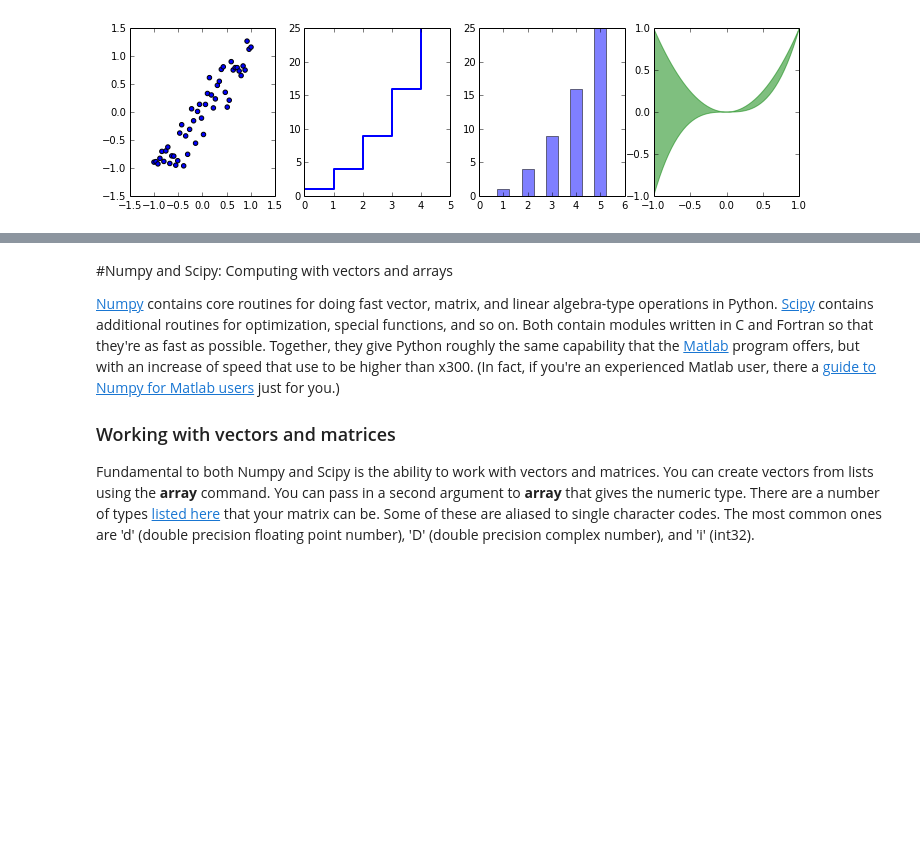
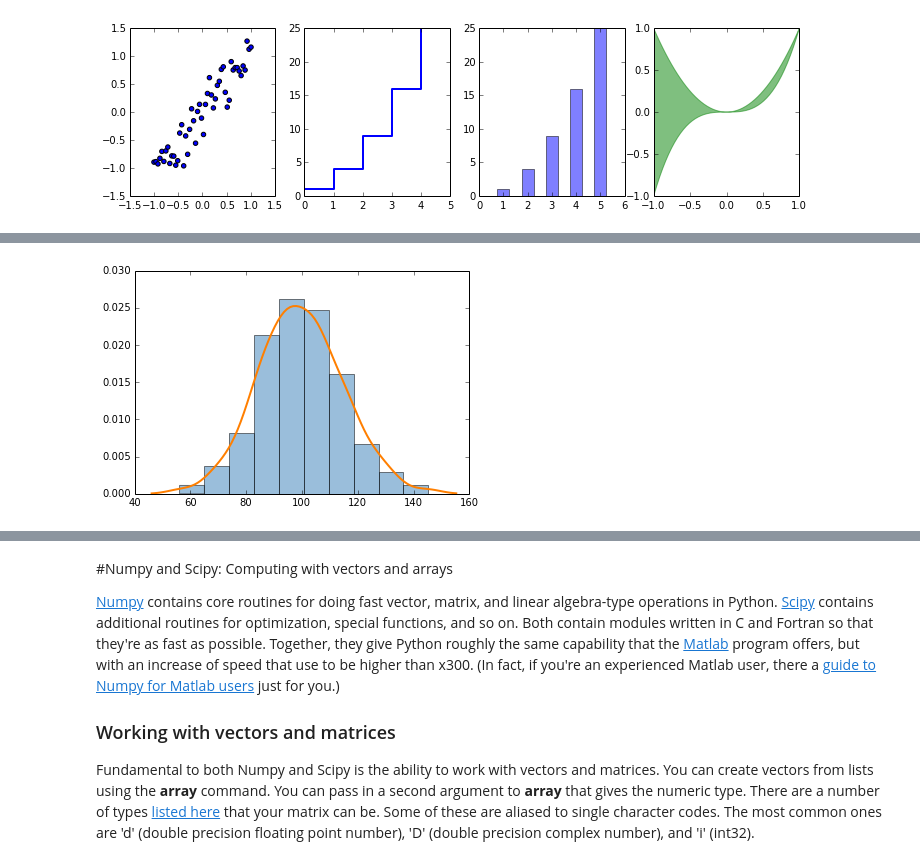
Before and after one commit to jpcolino/Python-for-Data-Analysis-and-Statistical-Modelling, a Jupyter notebook: Day01_Python_Programming.ipynb, the cells around one changed output, grey strips where cells are left out. Saved outputs shown, nothing was run; the diff lists cells and outputs as text; code cells hidden in the pictures; blank space fills up the shorter version.

```diff
--- a/Day01_Python_Programming.ipynb
+++ b/Day01_Python_Programming.ipynb
@@ -953,0 +961,6 @@ NameError: global name 'cos' is not defined
+# %%
+plt.hist(x, 10, normed=1, facecolor='#377EB8', alpha=0.5)
+plt.plot(xd, density(xd), lw=2, color='#FF7F00')
+plt.show()
+# %% [output]
+[figure, added]
```
Also changed, not shown: parts of 9 cells of this notebook.
